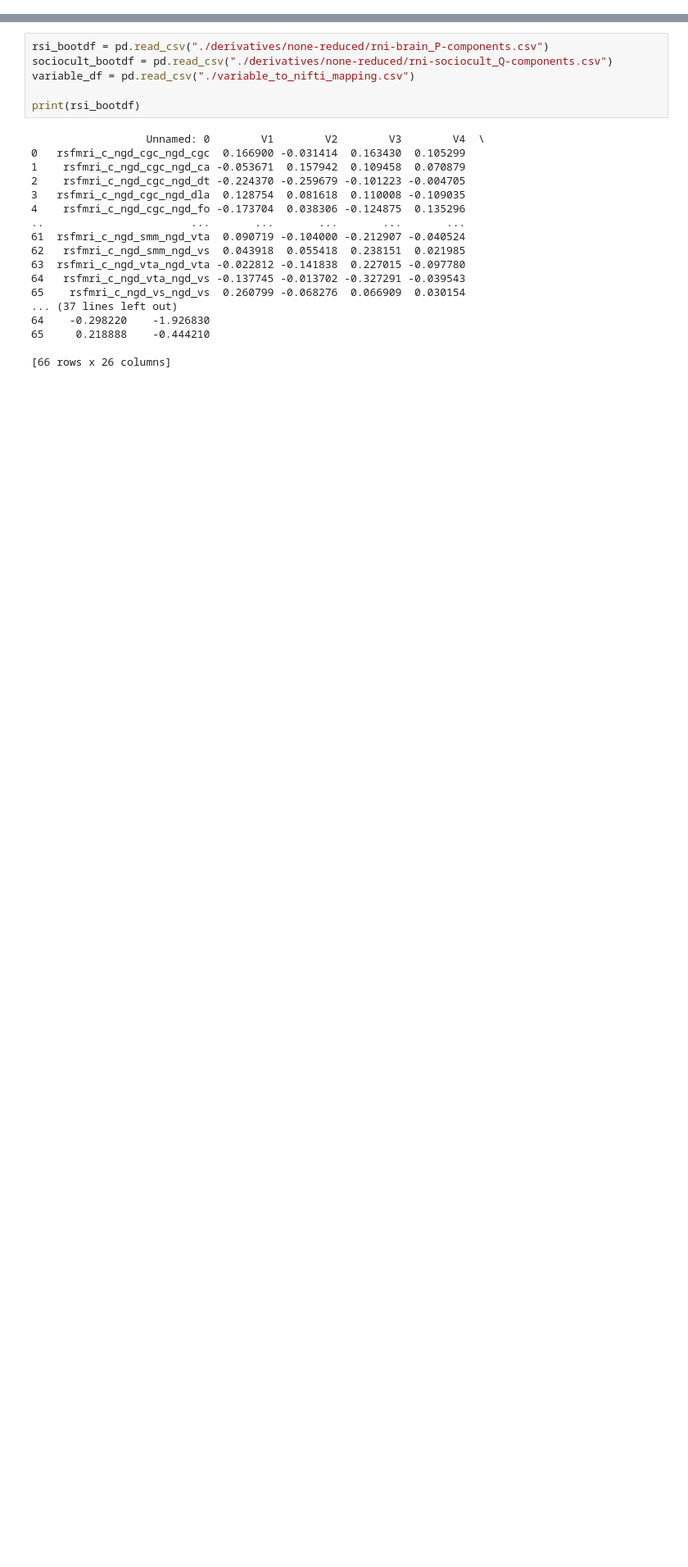
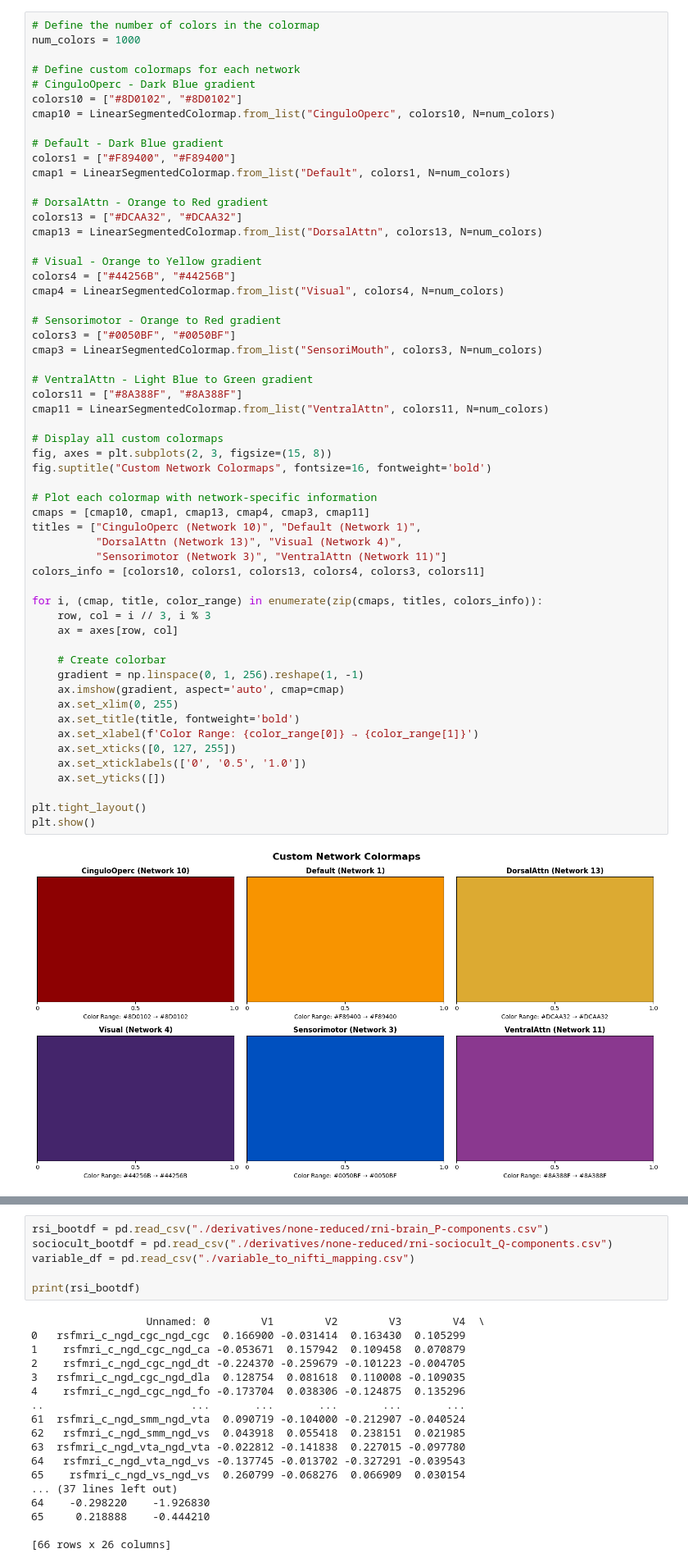
Before and after one commit to chlohamp/abcd-plsc, a Jupyter notebook: plsc-figures.ipynb, the cells around one changed output, grey strips where cells are left out. Shown at 82% size. Cells and saved outputs as stored; diff of their text form; blank space fills up the shorter version.

Commit message:
created brain plots

```diff
--- a/plsc-figures.ipynb
+++ b/plsc-figures.ipynb
@@ -491,0 +136,58 @@ sizeof_hdr should be 348; set sizeof_hdr to 348
+# %%
+# Define the number of colors in the colormap
+num_colors = 1000
+
+# Define custom colormaps for each network
+# CinguloOperc - Dark Blue gradient
+colors10 = ["#8D0102", "#8D0102"]
+cmap10 = LinearSegmentedColormap.from_list("CinguloOperc", colors10, N=num_colors)
+
+# Default - Dark Blue gradient
+colors1 = ["#F89400", "#F89400"]
+cmap1 = LinearSegmentedColormap.from_list("Default", colors1, N=num_colors)
+
+# DorsalAttn - Orange to Red gradient
+colors13 = ["#DCAA32", "#DCAA32"]
+cmap13 = LinearSegmentedColormap.from_list("DorsalAttn", colors13, N=num_colors)
+
+# Visual - Orange to Yellow gradient
+colors4 = ["#44256B", "#44256B"]
+cmap4 = LinearSegmentedColormap.from_list("Visual", colors4, N=num_colors)
+
+# Sensorimotor - Orange to Red gradient
+colors3 = ["#0050BF", "#0050BF"]
+cmap3 = LinearSegmentedColormap.from_list("SensoriMouth", colors3, N=num_colors)
+
+# VentralAttn - Light Blue to Green gradient
+colors11 = ["#8A388F", "#8A388F"]
+cmap11 = LinearSegmentedColormap.from_list("VentralAttn", colors11, N=num_colors)
+
+# Display all custom colormaps
+fig, axes = plt.subplots(2, 3, figsize=(15, 8))
+fig.suptitle("Custom Network Colormaps", fontsize=16, fontweight='bold')
+
+# Plot each colormap with network-specific information
+cmaps = [cmap10, cmap1, cmap13, cmap4, cmap3, cmap11]
+titles = ["CinguloOperc (Network 10)", "Default (Network 1)",
+          "DorsalAttn (Network 13)", "Visual (Network 4)",
+          "Sensorimotor (Network 3)", "VentralAttn (Network 11)"]
+colors_info = [colors10, colors1, colors13, colors4, colors3, colors11]
+
+for i, (cmap, title, color_range) in enumerate(zip(cmaps, titles, colors_info)):
+    row, col = i // 3, i % 3
+    ax = axes[row, col]
+
+    # Create colorbar
+    gradient = np.linspace(0, 1, 256).reshape(1, -1)
+    ax.imshow(gradient, aspect='auto', cmap=cmap)
+    ax.set_xlim(0, 255)
+    ax.set_title(title, fontweight='bold')
+    ax.set_xlabel(f'Color Range: {color_range[0]} → {color_range[1]}')
+    ax.set_xticks([0, 127, 255])
+    ax.set_xticklabels(['0', '0.5', '1.0'])
+    ax.set_yticks([])
+
+plt.tight_layout()
+plt.show()
+# %% [output]
+[figure, added]
```
Also changed, not shown: parts of 13 cells of this notebook, 14 other files.
